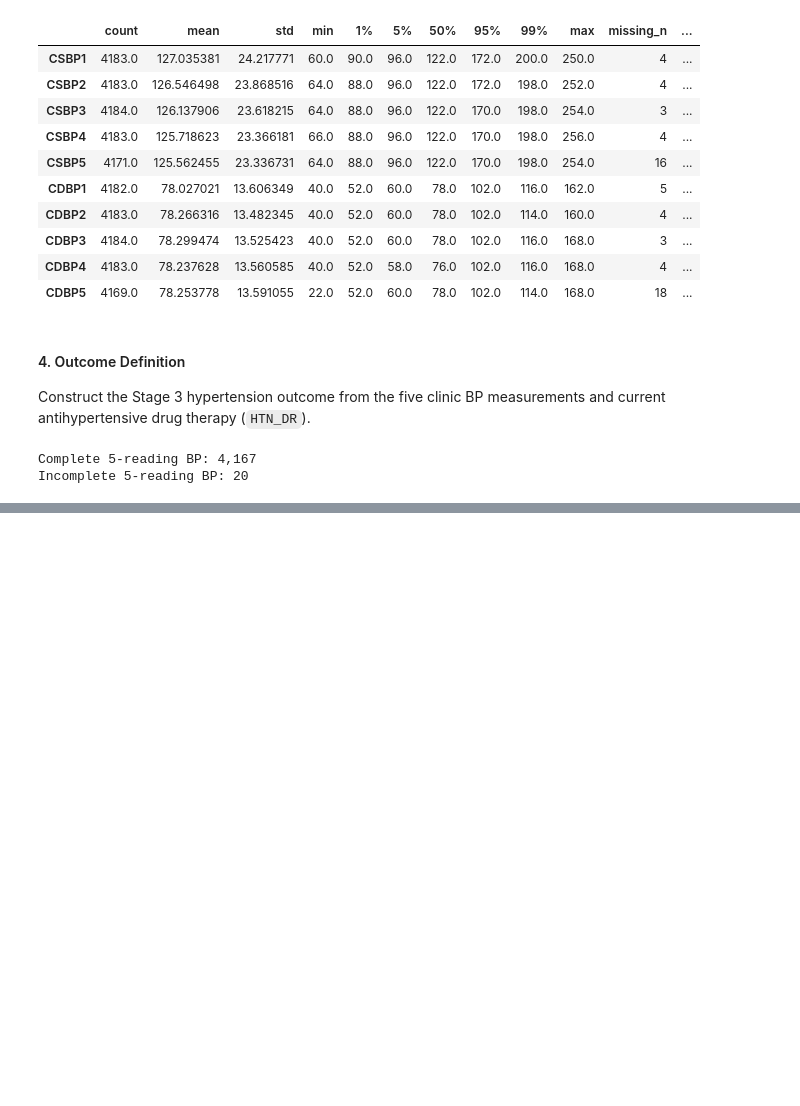
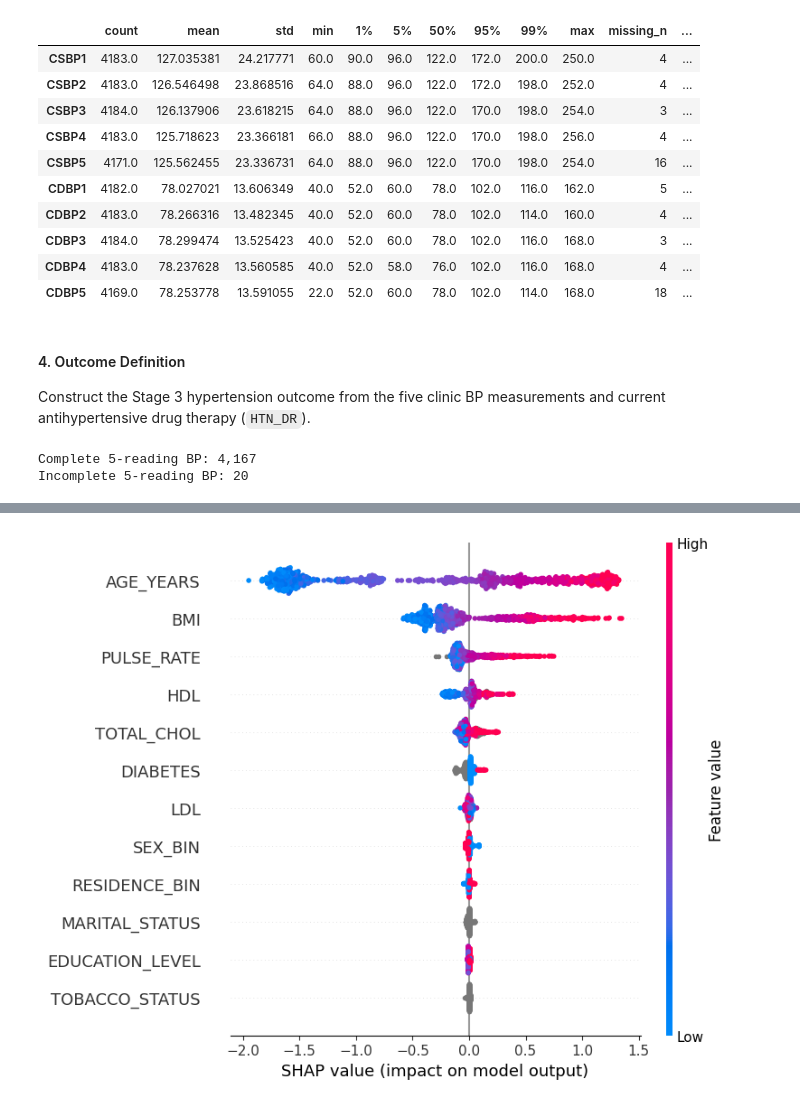
Before and after one commit to Phawazz/HyperSense, a Jupyter notebook: HyperSense v1.2/03_clinical_enrichment.ipynb, the cells around one changed output, grey strips where cells are left out. Cells and saved outputs as stored; diff of their text form; code cells hidden in the pictures; blank space fills up the shorter version.

```diff
--- a/HyperSense v1.2/03_clinical_enrichment.ipynb
+++ b/HyperSense v1.2/03_clinical_enrichment.ipynb
@@ -457,0 +1165,20 @@ Indeterminate outcome: 847
+# %%
+# Hyperparameter search configuration
+
+xgb_param_grid = {
+    "n_estimators": [100, 200, 300, 500, 750, 1000],
+    "max_depth": [2, 3, 4, 5, 6],
+    "learning_rate": [0.01, 0.03, 0.05, 0.1, 0.15, 0.2],
+    "subsample": [0.7, 0.8, 0.9, 1.0],
+    "min_child_weight": [1, 3, 5, 7],
+    "gamma": [0, 0.1, 0.3, 0.5, 1],
+}
+
+cv = StratifiedKFold(
+    n_splits=10,
+    shuffle=True,
+    random_state=RANDOM_STATE
+)
+
+print(f"CV folds: {cv.n_splits}")
+print(f"Randomized search iterations per model: 50")
@@ -457,0 +1574,12 @@ Indeterminate outcome: 847
+# %%
+# SHAP explainability for the final enriched model
+
+import shap
+
+final_enriched_model = enriched_search.best_estimator_
+explainer = shap.TreeExplainer(final_enriched_model)
+shap_values = explainer(
+    X_test_enriched
+)
+
+shap_values
@@ -457,0 +1630,12 @@ Indeterminate outcome: 847
+# %%
+# shap summary plot
+
+shap.summary_plot(
+    shap_values,
+    X_test_enriched,
+    show=False
+)
+plt.tight_layout()
+plt.show()
+# %% [output]
+[figure, added]
```
Also changed, not shown: parts of 84 cells of this notebook.
